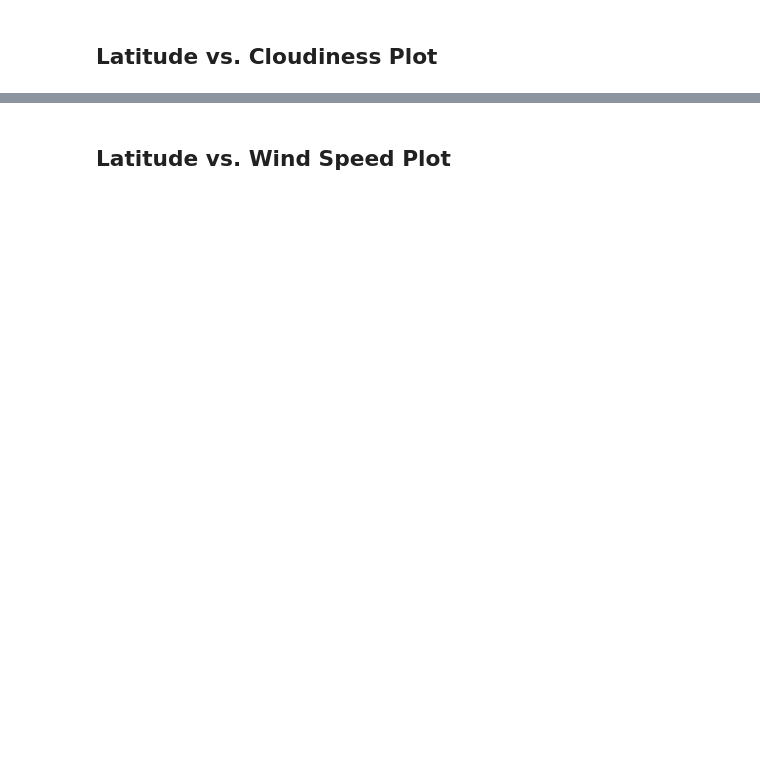
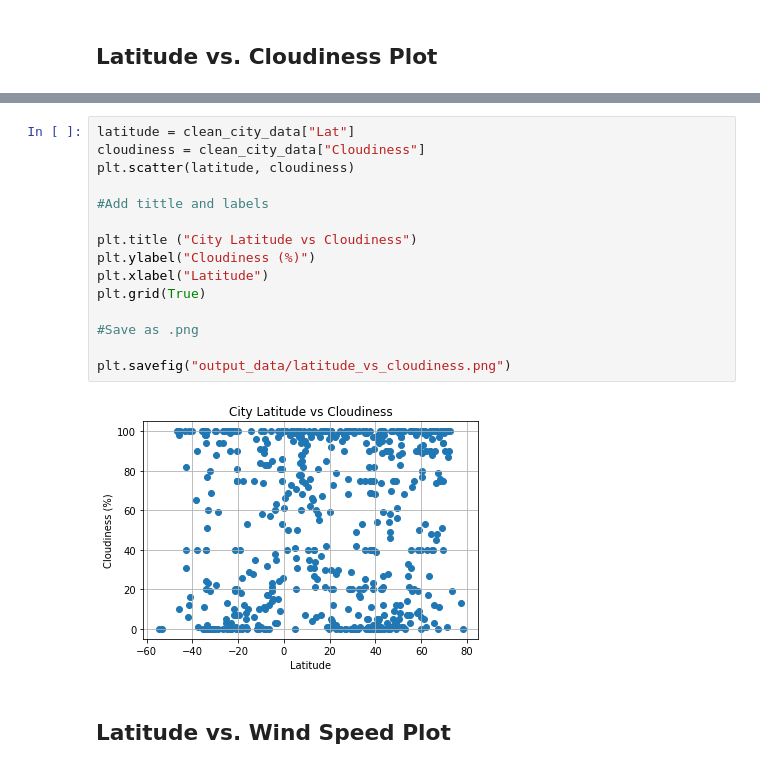
Before and after one commit to amendoza1990/python-api-challenge, a Jupyter notebook: WeatherPy/WeatherPy.ipynb, the cells around one changed output, grey strips where cells are left out. Saved outputs shown, nothing was run; the diff lists cells and outputs as text; blank space fills up the shorter version.

```diff
--- a/WeatherPy/WeatherPy.ipynb
+++ b/WeatherPy/WeatherPy.ipynb
@@ -148,2 +250,19 @@ Int64Index([], dtype='int64')
+# %%
+latitude = clean_city_data["Lat"]
+cloudiness = clean_city_data["Cloudiness"]
+plt.scatter(latitude, cloudiness)
+
+#Add tittle and labels
+
+plt.title ("City Latitude vs Cloudiness")
+plt.ylabel("Cloudiness (%)")
+plt.xlabel("Latitude")
+plt.grid(True)
+
+#Save as .png
+
+plt.savefig("output_data/latitude_vs_cloudiness.png")
+# %% [output]
+[figure, added]
 # %% [markdown]
 ## Latitude vs. Wind Speed Plot
```
Also changed, not shown: parts of 34 cells of this notebook, 7 other files.
